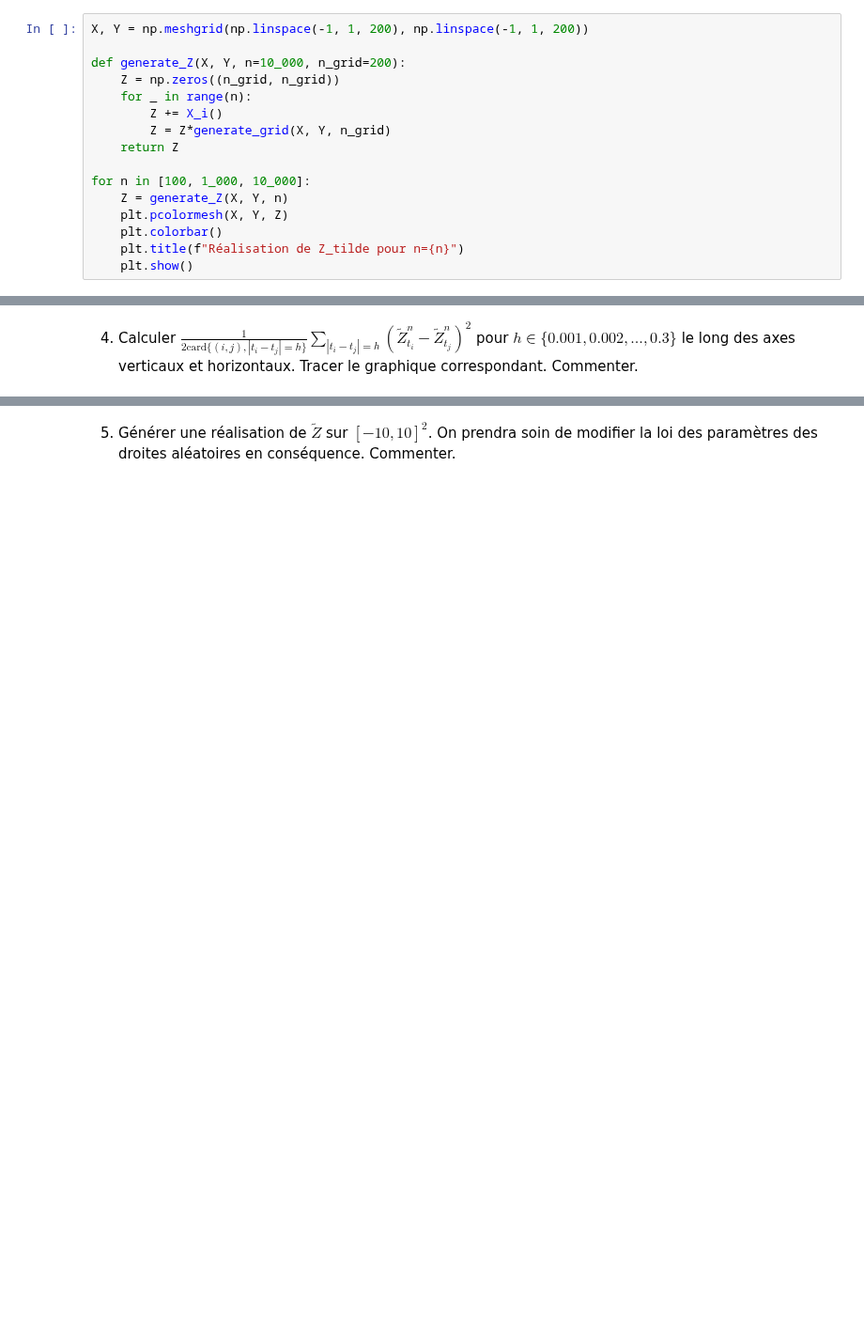
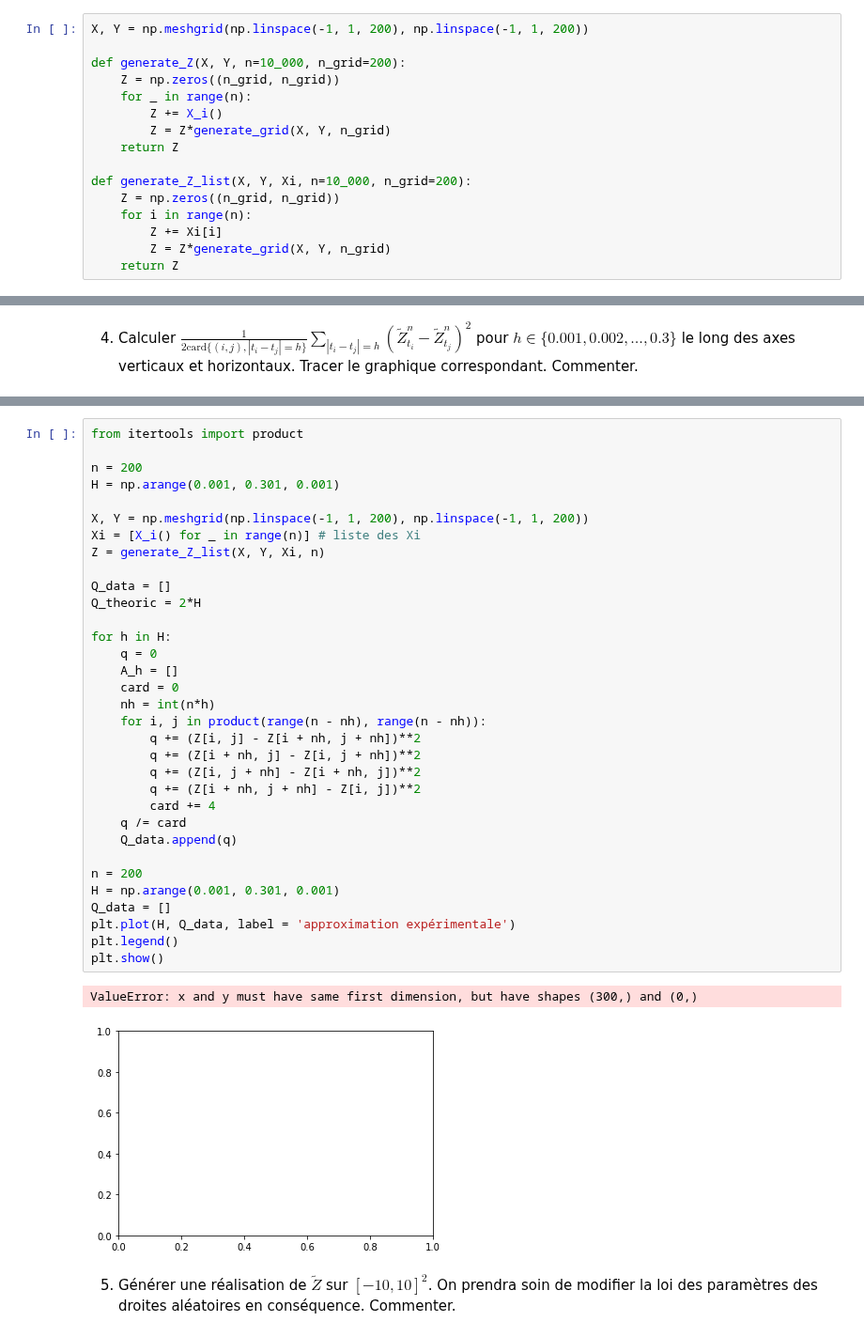
Before and after one commit to gabrielleberrada/projet_num_proba, a Jupyter notebook: Projet_numerique_de_Probabilités_2022 - enonce.ipynb, the cells around one changed output, grey strips where cells are left out. Shown at 94% size. Cells and saved outputs as stored; diff of their text form; blank space fills up the shorter version.

```diff
--- a/Projet_numerique_de_Probabilités_2022 - enonce.ipynb
+++ b/Projet_numerique_de_Probabilités_2022 - enonce.ipynb
@@ -505,9 +539,9 @@ def generate_Z(X, Y, n=10_000, n_grid=200):
         Z = Z*generate_grid(X, Y, n_grid)
     return Z
 
-for n in [100, 1_000, 10_000]:
-    Z = generate_Z(X, Y, n)
-    plt.pcolormesh(X, Y, Z)
-    plt.colorbar()
-    plt.title(f"Réalisation de Z_tilde pour n={n}")
-    plt.show()
+def generate_Z_list(X, Y, Xi, n=10_000, n_grid=200):
+    Z = np.zeros((n_grid, n_grid))
+    for i in range(n):
+        Z += Xi[i]
+        Z = Z*generate_grid(X, Y, n_grid)
+    return Z
@@ -553,3 +573,39 @@ plt.show()
+# %%
+from itertools import product
+
+n = 200
+H = np.arange(0.001, 0.301, 0.001)
+
+X, Y = np.meshgrid(np.linspace(-1, 1, 200), np.linspace(-1, 1, 200))
+Xi = [X_i() for _ in range(n)] # liste des Xi
+Z = generate_Z_list(X, Y, Xi, n)
+
+Q_data = []
+Q_theoric = 2*H
+
+for h in H:
+    q = 0
+    A_h = []
+    card = 0
+    nh = int(n*h)
+    for i, j in product(range(n - nh), range(n - nh)):
+        q += (Z[i, j] - Z[i + nh, j + nh])**2
+        q += (Z[i + nh, j] - Z[i, j + nh])**2
+        q += (Z[i, j + nh] - Z[i + nh, j])**2
+        q += (Z[i + nh, j + nh] - Z[i, j])**2
+        card += 4
+    q /= card
+    Q_data.append(q)
+
+n = 200
+H = np.arange(0.001, 0.301, 0.001)
+Q_data = []
+plt.plot(H, Q_data, label = 'approximation expérimentale')
+plt.legend()
+plt.show()
+# %% [output]
+ValueError: x and y must have same first dimension, but have shapes (300,) and (0,)
+[figure, added]
 # %% [markdown]
 5. Générer une réalisation de $\tilde{Z}$ sur $[-10,10]^2$. On prendra soin de modifier la loi des paramètres des droites aléatoires en conséquence. Commenter.
 # %% [markdown]
```
Also changed, not shown: parts of 23 cells of this notebook.
